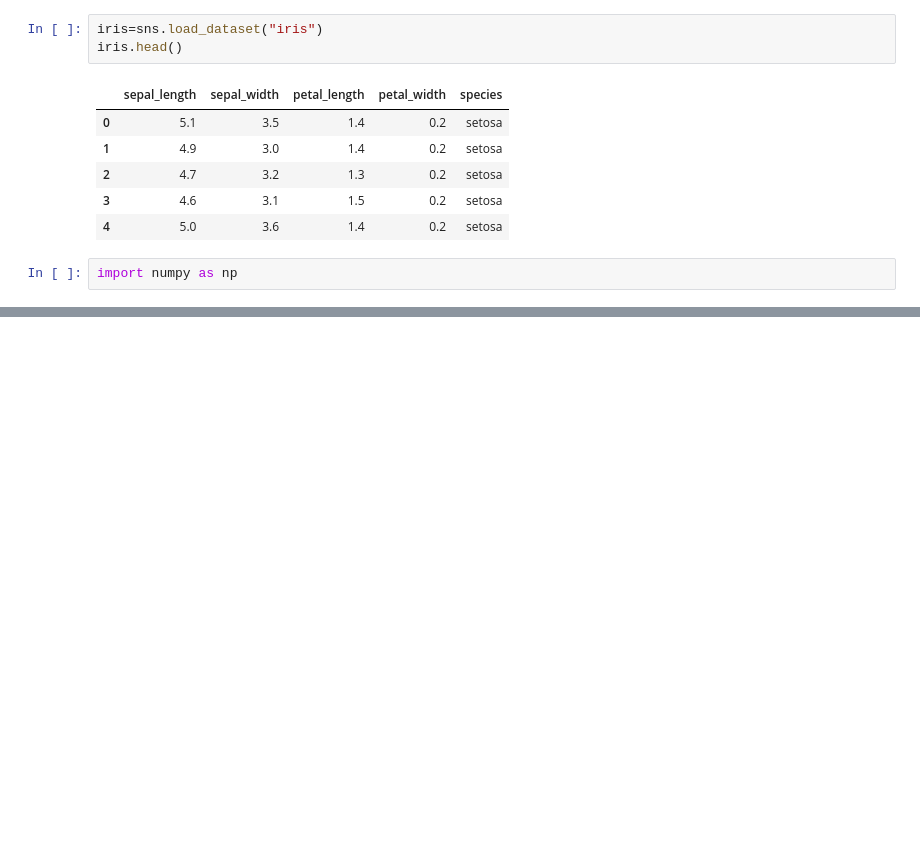
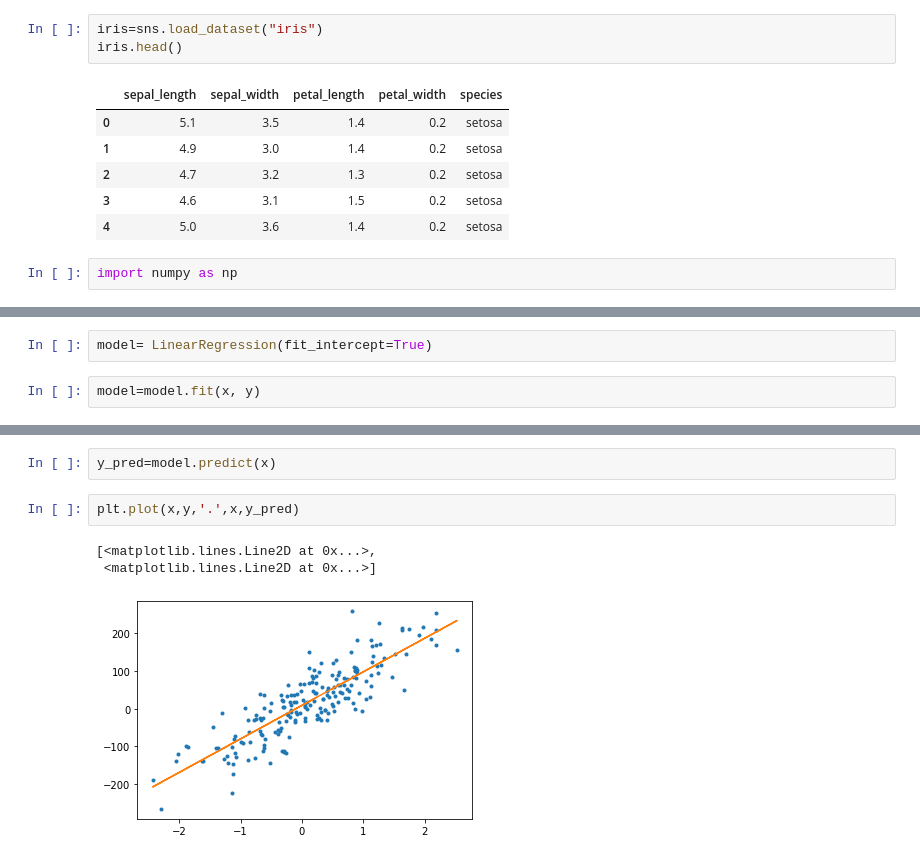
Before and after one commit to parkyanghu/Machine-Learning1901266, a Jupyter notebook: 박양후_7강8강.ipynb, the cells around one changed output, grey strips where cells are left out. Saved outputs shown, nothing was run; the diff lists cells and outputs as text; blank space fills up the shorter version.

```diff
--- a/박양후_7강8강.ipynb
+++ b/박양후_7강8강.ipynb
@@ -67,0 +94,4 @@ TypeError: ignored
+# %%
+model= LinearRegression(fit_intercept=True)
+# %%
+model=model.fit(x, y)
@@ -67,0 +106,8 @@ TypeError: ignored
+# %%
+y_pred=model.predict(x)
+# %%
+plt.plot(x,y,'.',x,y_pred)
+# %% [output]
+[<matplotlib.lines.Line2D at 0x...>,
+ <matplotlib.lines.Line2D at 0x...>]
+[figure, added]
```
Also changed, not shown: parts of 43 cells of this notebook.
